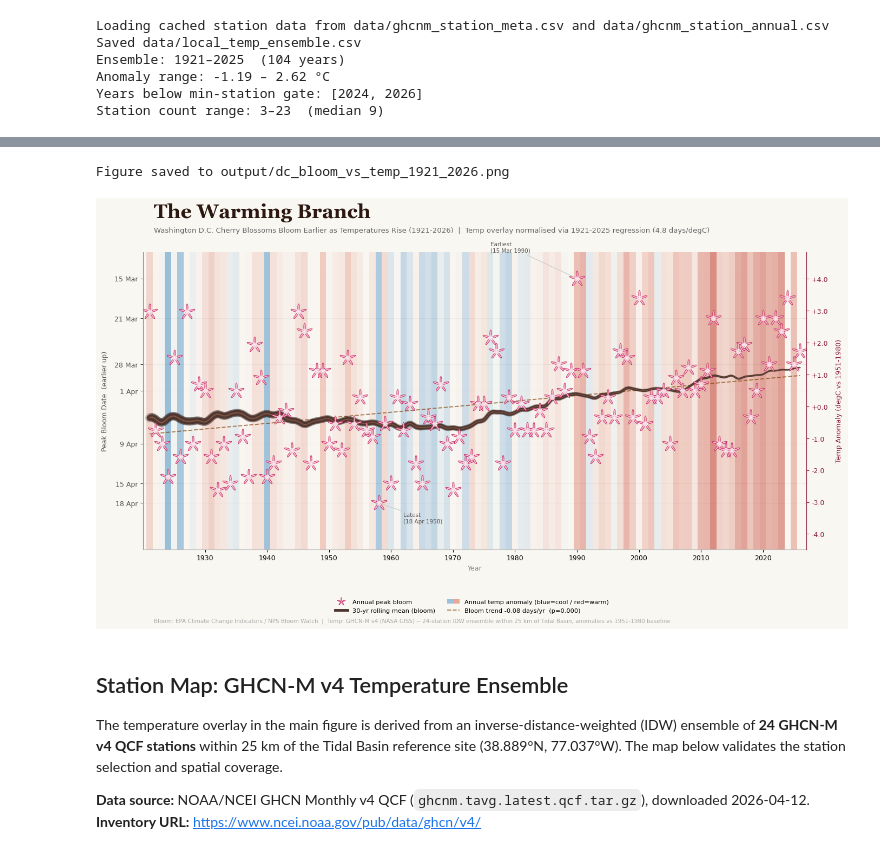
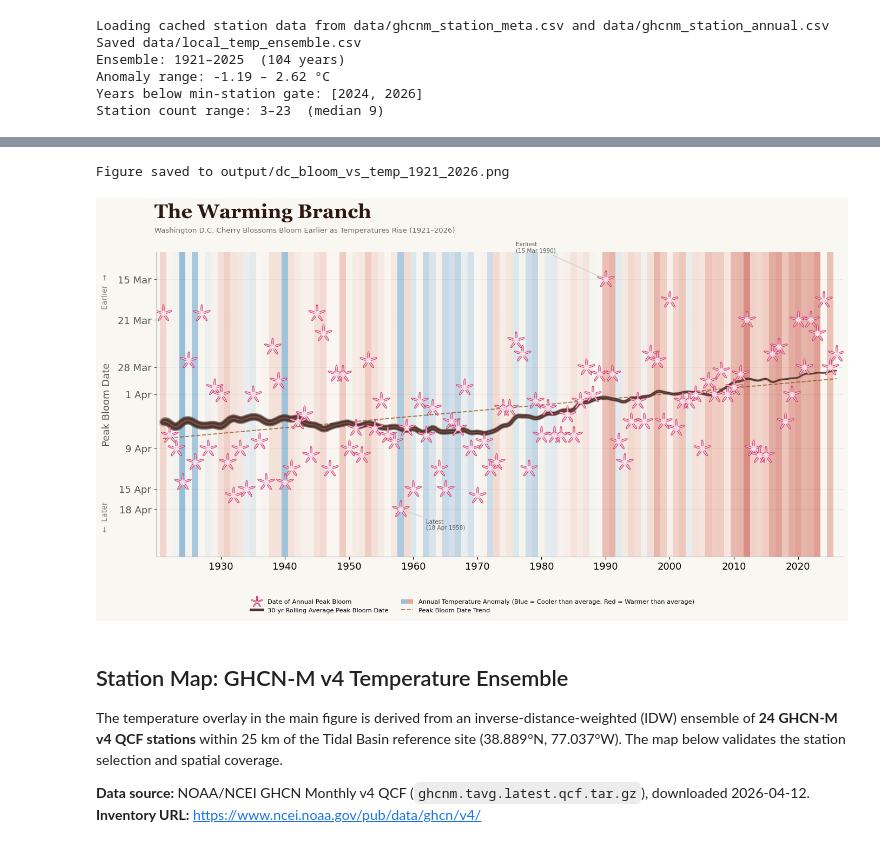
Before and after one commit to rkvaughn/dc-cherry-blossom-analysis, a Jupyter notebook: pollinator_analysis.ipynb, the cells around one changed output, grey strips where cells are left out. Drawn from its saved outputs; the diff is of its cells as text; code cells hidden in the pictures.

```diff
--- a/pollinator_analysis.ipynb
+++ b/pollinator_analysis.ipynb
@@ -445,21 +445,14 @@ print(f"  Regression window: {reg_yr_min}-{reg_yr_max}  (n={len(_df_reg)})")
 Temp-DOY regression: -4.83 days/degC  (scale=4.83, offset DOY=93.4)
   Regression window: 1921-2025  (n=104)
 # %%
-# --- Cell 4: "The Warming Branch" figure (revised 2026-04-13) ---
+# --- Cell 4: "The Warming Branch" figure (revised 2026-04-14) ---
 # Z-order layering:
 #   1 : warming stripes (per-year vertical bands, coloured by temp anomaly)
 #   2 : y-axis grid lines
-#   3 : temperature line (reddish-pink, on primary bloom axis)
-#   4 : trend dashed line
+#   3 : trend dashed line
+#   4 : branch (30-yr rolling mean, tapered)
 #   5 : sakura blossom markers
 #   6 : white centre dots
-#
-# Changes from prior version:
-#   - 30-yr rolling mean branch and Bezier twigs removed
-#   - Ensemble uncertainty band removed
-#   - Warming stripes added as background (TwoSlopeNorm, blue->cream->coral)
-#   - Sakura marker size increased
-#   - Legend moved below figure body
 
 import matplotlib.lines as mlines
 import matplotlib.patches as mpatches
@@ -477,13 +470,6 @@ def doy_to_label(doy, ref_year=2001):
 def doy_to_actual_label(doy, year):
     d = _dt(int(year), 1, 1) + _td(days=int(doy) - 1)
     return d.strftime("%-d %b")
-
-# ---- Temp -> DOY normalisation (and inverse) --------------------------------
-def temp_to_doy(a):
-    return temp_norm_offset - np.asarray(a) * temp_norm_scale
-
-def doy_to_temp(d):
-    return (temp_norm_offset - np.asarray(d)) / temp_norm_scale
 
 # ---- Sakura 5-petal Path marker --------------------------------------------
 def make_sakura_marker(n_petals=5):
@@ -532,7 +518,6 @@ BLOOM_EDGE  = "#c2185b"
 TEMP_COLOR  = "#c2185b"
 TREND_COLOR = "#7b3f00"
 ANNO_COLOR  = "#555555"
-TEMP_AXIS_C = "#8b1a38"
 
 # Warming stripes colormap: steel-blue -> cream -> coral-red
 # Neutral point (0 degC) maps to background cream colour
@@ -551,24 +536,19 @@ plt.rcParams.update({
 
 # ---- Figure setup: extra bottom margin for below-axis legend ---------------
 fig, ax = plt.subplots(figsize=(14, 8))
-ax_t = ax.twinx()
-
 fig.patch.set_facecolor(BG_COLOR)
 ax.set_facecolor(BG_COLOR)
-ax_t.set_facecolor("none")
 ax.set_axisbelow(True)
-ax_t.grid(False)
 
-# Spines
-for sp in ["top", "left"]:
+# Spines — hide all except bottom and left
+for sp in ["top", "left", "right"]:
     ax.spines[sp].set_visible(False)
-    ax_t.spines[sp].set_visible(False)
 ax.spines["bottom"].set_color("#bbbbbb")
-ax.spines["right"].set_color(TEMP_AXIS_C)
-ax_t.spines["right"].set_color(TEMP_AXIS_C)
-ax_t.spines["bottom"].set_visible(False)
 ax.spines["left"].set_color("#888888")
 ax.spines["left"].set_visible(True)
+
+# No ticks on RHS
+ax.tick_params(right=False, labelright=False)
 
 # ---- Year range and DOY view limits ----------------------------------------
 all_years = sorted(df_sorted["Year"].unique())
@@ -595,7 +575,7 @@ for yr in all_years:
 trend_y = slope * df_sorted["Year"] + intercept
 ax.plot(yr_arr, trend_y, color=TREND_COLOR, linestyle="--",
         linewidth=1.4, alpha=0.65, zorder=4,
-        label=f"Bloom trend {slope:+.2f} days/yr  (p={p_val:.3f})")
+        label="Peak Bloom Date Trend")
 
 # ---- Branch: spline-smoothed 30-yr rolling mean ----------------------------
 from scipy.interpolate import make_interp_spline
@@ -606,13 +586,13 @@ _xf   = np.linspace(_rx[0], _rx[-1], 500)
 _yf   = make_interp_spline(_rx, _ry, k=3)(_xf)
 draw_branch(ax, _xf, _yf)
 
-# ---- Sakura blossom markers (larger) ---------------------------------------
+# ---- Sakura blossom markers (+20% larger) ----------------------------------
 ax.scatter(yr_arr, df_sorted["DOY"].values,
-           marker=SAKURA, s=469,
+           marker=SAKURA, s=563,
            facecolor=BLOOM_FILL, edgecolor=BLOOM_EDGE,
            linewidths=0.7, alpha=0.88, zorder=5)
 ax.scatter(yr_arr, df_sorted["DOY"].values,
-           marker="o", s=35, color="white", alpha=0.60, zorder=6)
+           marker="o", s=42, color="white", alpha=0.60, zorder=6)
 
 # ---- Primary axis (bloom DOY, inverted, calendar labels) -------------------
 ax.invert_yaxis()
@@ -620,31 +600,23 @@ ax.set_ylim(DOY_VIEW_LATE, DOY_VIEW_EARLY)
 
 doy_ticks = [74, 80, 87, 91, 99, 105, 108]
 ax.set_yticks(doy_ticks)
-ax.set_yticklabels([doy_to_label(d) for d in doy_ticks], fontsize=9, color="#555555")
-ax.set_ylabel("Peak Bloom Date  (earlier up)", fontsize=9, color="#555555", labelpad=8)
+ax.set_yticklabels([doy_to_label(d) for d in doy_ticks], fontsize=13, color="#555555")
+ax.set_ylabel("Peak Bloom Date", fontsize=13, color="#555555", labelpad=8)
 ax.tick_params(axis="y", colors="#555555")
 
-# ---- Secondary axis (temperature anomaly, degC) ----------------------------
-anom_at_top    = doy_to_temp(DOY_VIEW_EARLY)
-anom_at_bottom = doy_to_temp(DOY_VIEW_LATE)
-ax_t.set_ylim(anom_at_bottom, anom_at_top)
-
-_anom_range = anom_at_top - anom_at_bottom
-_step = 0.5 if _anom_range < 4 else 1.0
-_t0   = math.ceil(anom_at_bottom / _step) * _step
-_t1   = math.floor(anom_at_top   / _step) * _step
-_temp_ticks = np.arange(_t0, _t1 + _step * 0.5, _step)
-ax_t.set_yticks(_temp_ticks)
-ax_t.set_yticklabels([f"{v:+.1f}" for v in _temp_ticks], fontsize=9, color=TEMP_AXIS_C)
-ax_t.set_ylabel("Temp Anomaly (degC vs 1951-1980)", fontsize=9,
-                color=TEMP_AXIS_C, labelpad=10)
-ax_t.tick_params(axis="y", colors=TEMP_AXIS_C)
+# ---- Directional cues on y-axis (Earlier / Later) ---------------------------
+ax.text(-0.075, 0.87, "Earlier  →", transform=ax.transAxes,
+        fontsize=10, color="#888888", ha="center", va="center",
+        rotation=90, clip_on=False)
+ax.text(-0.075, 0.13, "←  Later", transform=ax.transAxes,
+        fontsize=10, color="#888888", ha="center", va="center",
+        rotation=90, clip_on=False)
 
 # ---- X-axis ----------------------------------------------------------------
 ax.set_xlim(yr_min - 1, yr_max + 1)
 ax.set_xticks(list(range(1930, 2030, 10)))
-ax.set_xticklabels(list(range(1930, 2030, 10)), fontsize=9)
-ax.set_xlabel("Year", fontsize=9, color="#888888")
+ax.set_xticklabels(list(range(1930, 2030, 10)), fontsize=13)
+ax.set_xlabel("")
 
 # ---- Annotations: earliest and latest bloom --------------------------------
 earliest = df_sorted.loc[df_sorted["DOY"].idxmin()]
@@ -664,11 +636,11 @@ ax.annotate(
     arrowprops=dict(arrowstyle="-", color="#cccccc", lw=0.9), zorder=8)
 
 # ---- Legend: below figure body, horizontal ---------------------------------
-blossom_proxy = mlines.Line2D([], [], marker=SAKURA, markersize=11, linestyle="none",
+blossom_proxy = mlines.Line2D([], [], marker=SAKURA, markersize=16, linestyle="none",
                                markerfacecolor=BLOOM_FILL, markeredgecolor=BLOOM_EDGE,
-                               markeredgewidth=0.6, label="Annual peak bloom")
+                               markeredgewidth=0.6, label="Date of Annual Peak Bloom")
 branch_proxy  = mlines.Line2D([], [], color="#4E342E", linewidth=3.5,
-                               label="30-yr rolling mean (bloom)")
+                               label="30-yr Rolling Average Peak Bloom Date")
 # Bicolor stripe legend icon: left half cool blue, right half warm coral
 from matplotlib.legend_handler import HandlerBase
 
@@ -686,7 +658,7 @@ class _BicolorHandler(HandlerBase):
                                     facecolor=self.c2, edgecolor="none", transform=trans)
         return [left, right]
 
-stripe_proxy  = mpatches.Patch(label="Annual temp anomaly (blue=cool / red=warm)")
+stripe_proxy  = mpatches.Patch(label="Annual Temperature Anomaly (Blue = Cooler than average; Red = Warmer than average)")
 _stripe_handler = _BicolorHandler("#9dbfda", "#e8a898")   # soft blue / soft coral
 
 h_ax, l_ax = ax.get_legend_handles_labels()
@@ -703,44 +675,36 @@ fig.legend(
     bbox_to_anchor=(0.5, 0.01),
     ncol=2,
     fontsize=8.2,
     framealpha=0.0,
     edgecolor="none",
     facecolor=BG_COLOR,
     handlelength=2.0,
 )
 
-# ---- Title, subtitle, source note ------------------------------------------
+# ---- Title and subtitle ----------------------------------------------------
 try:
     fig.text(0.08, 0.97, "The Warming Branch",
              ha="left", va="top",
              fontfamily="Georgia", fontsize=26, fontweight="bold", color="#2C1810")
 except Exception:
     fig.text(0.08, 0.97, "The Warming Branch",
              ha="left", va="top", fontsize=26, fontweight="bold", color="#2C1810")
 
 fig.text(
     0.08, 0.915,
-    f"Washington D.C. Cherry Blossoms Bloom Earlier as Temperatures Rise (1921-2026)  |  "
-    f"Temp overlay normalised via {reg_yr_min}-{reg_yr_max} regression "
-    f"({temp_norm_scale:.1f} days/degC)",
+    "Washington D.C. Cherry Blossoms Bloom Earlier as Temperatures Rise (1921\u20132026)",
     ha="left", va="top", fontsize=9.5, color="#666666")
 
-fig.text(
-    0.08, 0.002,
-    "Bloom: EPA Climate Change Indicators / NPS Bloom Watch  |  "
-    f"Temp: GHCN-M v4 (NASA GISS) -- {len(station_anoms)}-station IDW ensemble "
-    "within 25 km of Tidal Basin, anomalies vs 1951-1980 baseline",
-    ha="left", fontsize=7.5, color="#aaaaaa")
 
 plt.tight_layout(rect=[0, 0.10, 1, 0.90])
 
 OUT_PATH = f"output/dc_bloom_vs_temp_{yr_min}_{yr_max}.png"
 plt.savefig(OUT_PATH, dpi=180, bbox_inches="tight", facecolor=BG_COLOR)
 print(f"Figure saved to {OUT_PATH}")
 plt.show()
 # %% [output]
 Figure saved to output/dc_bloom_vs_temp_1921_2026.png
-[figure, old version]
+[figure, new version]
 # %% [markdown]
 ## Station Map: GHCN-M v4 Temperature Ensemble
 
```
Also changed, not shown: 2 other files.
